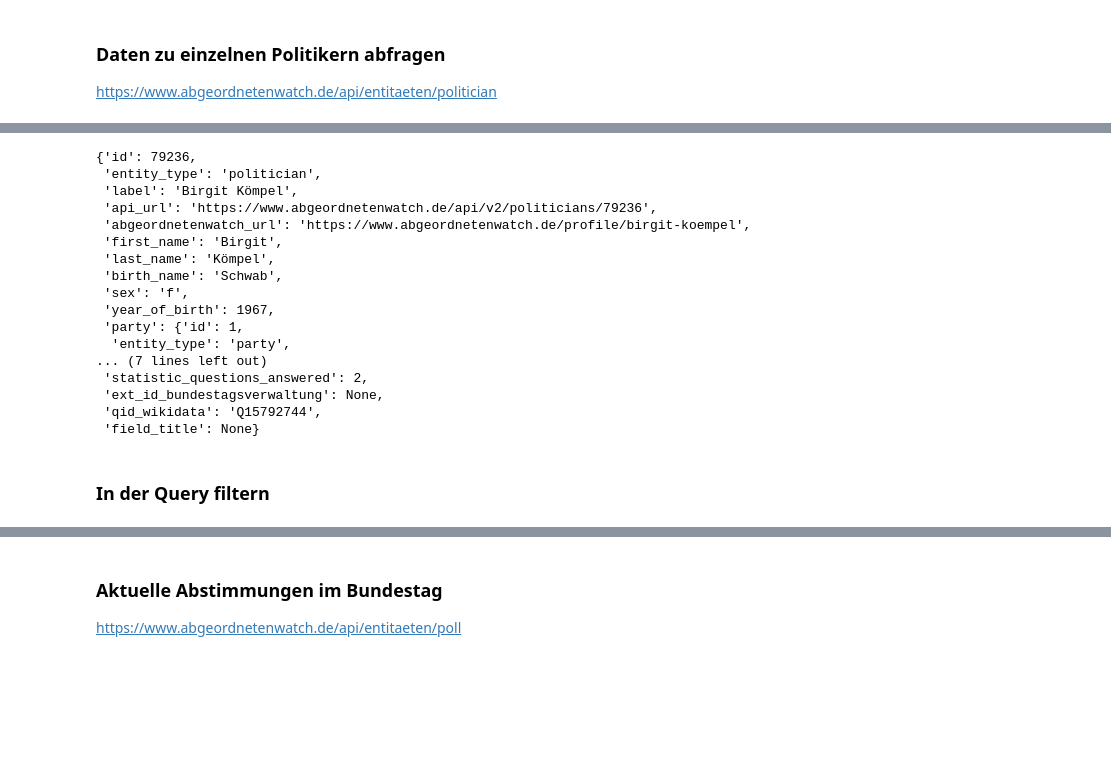
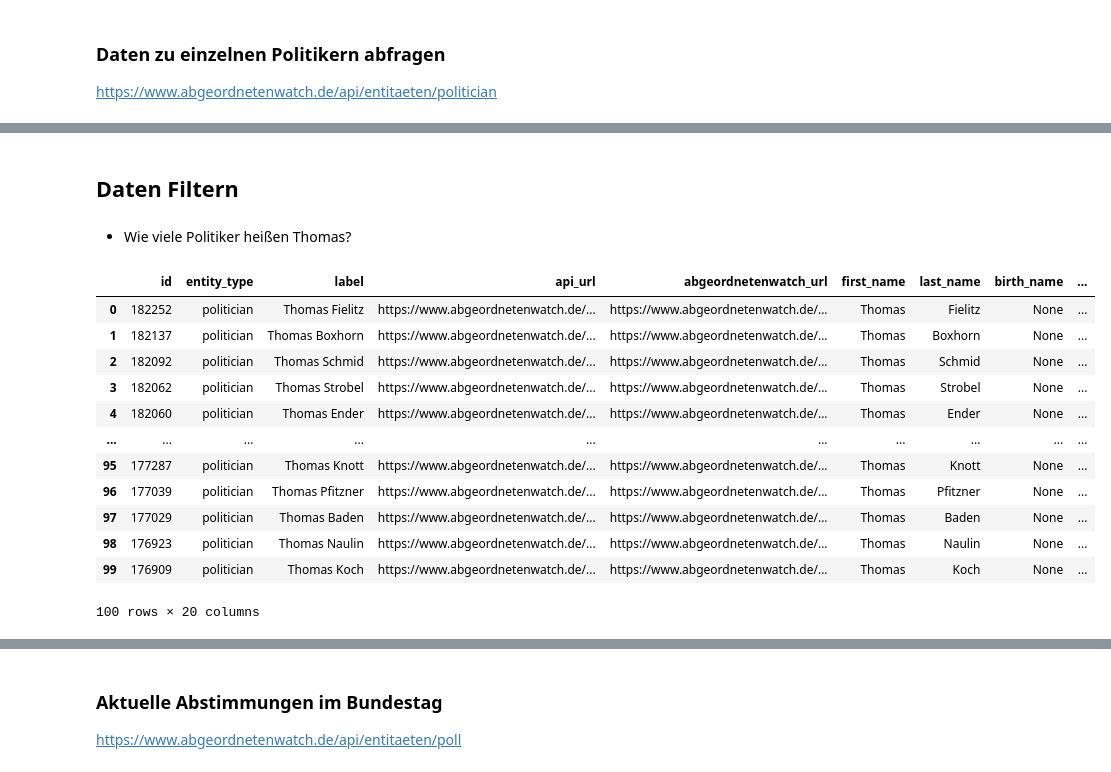
Before and after one commit to Tilana/datenjournalismus-in-python, a Jupyter notebook: docs/_sources/APIs/API.ipynb, the cells around one changed output, grey strips where cells are left out. Drawn from its saved outputs; the diff is of its cells as text; code cells hidden in the pictures; blank space fills up the shorter version.

```diff
--- a/docs/_sources/APIs/API.ipynb
+++ b/docs/_sources/APIs/API.ipynb
@@ -359,11 +195,3 @@ len(data)
-# %%
-url = 'https://www.abgeordnetenwatch.de/api/v2/politicians?&range_end=1000'
-response = requests.get(url)
-data = response.json()['data']
 # %% [markdown]
 ### Request Funktion verallgemeinern
-# %%
-def request_data(url):
-    response = requests.get(url)
-    return response.json()['data']
 # %%
@@ -425,28 +234,24 @@ data = request_data(url)
-# %%
-data
-# %% [output]
-{'id': 79236,
- 'entity_type': 'politician',
- 'label': 'Birgit Kömpel',
- 'api_url': 'https://www.abgeordnetenwatch.de/api/v2/politicians/79236',
- 'abgeordnetenwatch_url': 'https://www.abgeordnetenwatch.de/profile/birgit-koempel',
- 'first_name': 'Birgit',
- 'last_name': 'Kömpel',
- 'birth_name': 'Schwab',
- 'sex': 'f',
- 'year_of_birth': 1967,
- 'party': {'id': 1,
-  'entity_type': 'party',
-... (7 lines left out)
- 'statistic_questions_answered': 2,
- 'ext_id_bundestagsverwaltung': None,
- 'qid_wikidata': 'Q15792744',
- 'field_title': None}
-# %% [markdown]
-### In der Query filtern
+# %% [markdown]
+## Daten Filtern
+# %% [markdown]
+- Wie viele Politiker heißen Thomas?
 # %%
-# Nach Vornamen filtern
 base_url = 'https://www.abgeordnetenwatch.de/api/v2/politicians?'
-query_filter = "last_name[cn]=üll"
+query_filter = "first_name[eq]=Thomas"
 url = base_url + query_filter
 data = request_data(url)
+data
+# %% [output]
+|  | id | entity_type | label | api_url | abgeordnetenwatch_url | first_name | last_name | birth_name | ... |
+| 0 | 182252 | politician | Thomas Fielitz | https://www.abgeordnetenwatch.de/... | https://www.abgeordnetenwatch.de/... | Thomas | Fielitz | None | ... |
+| 1 | 182137 | politician | Thomas Boxhorn | https://www.abgeordnetenwatch.de/... | https://www.abgeordnetenwatch.de/... | Thomas | Boxhorn | None | ... |
+| 2 | 182092 | politician | Thomas Schmid | https://www.abgeordnetenwatch.de/... | https://www.abgeordnetenwatch.de/... | Thomas | Schmid | None | ... |
+| 3 | 182062 | politician | Thomas Strobel | https://www.abgeordnetenwatch.de/... | https://www.abgeordnetenwatch.de/... | Thomas | Strobel | None | ... |
+| 4 | 182060 | politician | Thomas Ender | https://www.abgeordnetenwatch.de/... | https://www.abgeordnetenwatch.de/... | Thomas | Ender | None | ... |
+| ... | ... | ... | ... | ... | ... | ... | ... | ... | ... |
+| 95 | 177287 | politician | Thomas Knott | https://www.abgeordnetenwatch.de/... | https://www.abgeordnetenwatch.de/... | Thomas | Knott | None | ... |
+| 96 | 177039 | politician | Thomas Pfitzner | https://www.abgeordnetenwatch.de/... | https://www.abgeordnetenwatch.de/... | Thomas | Pfitzner | None | ... |
+| 97 | 177029 | politician | Thomas Baden | https://www.abgeordnetenwatch.de/... | https://www.abgeordnetenwatch.de/... | Thomas | Baden | None | ... |
+| 98 | 176923 | politician | Thomas Naulin | https://www.abgeordnetenwatch.de/... | https://www.abgeordnetenwatch.de/... | Thomas | Naulin | None | ... |
+| 99 | 176909 | politician | Thomas Koch | https://www.abgeordnetenwatch.de/... | https://www.abgeordnetenwatch.de/... | Thomas | Koch | None | ... |
+100 rows × 20 columns
```
Also changed, not shown: parts of 66 cells of this notebook, 2 other files.
